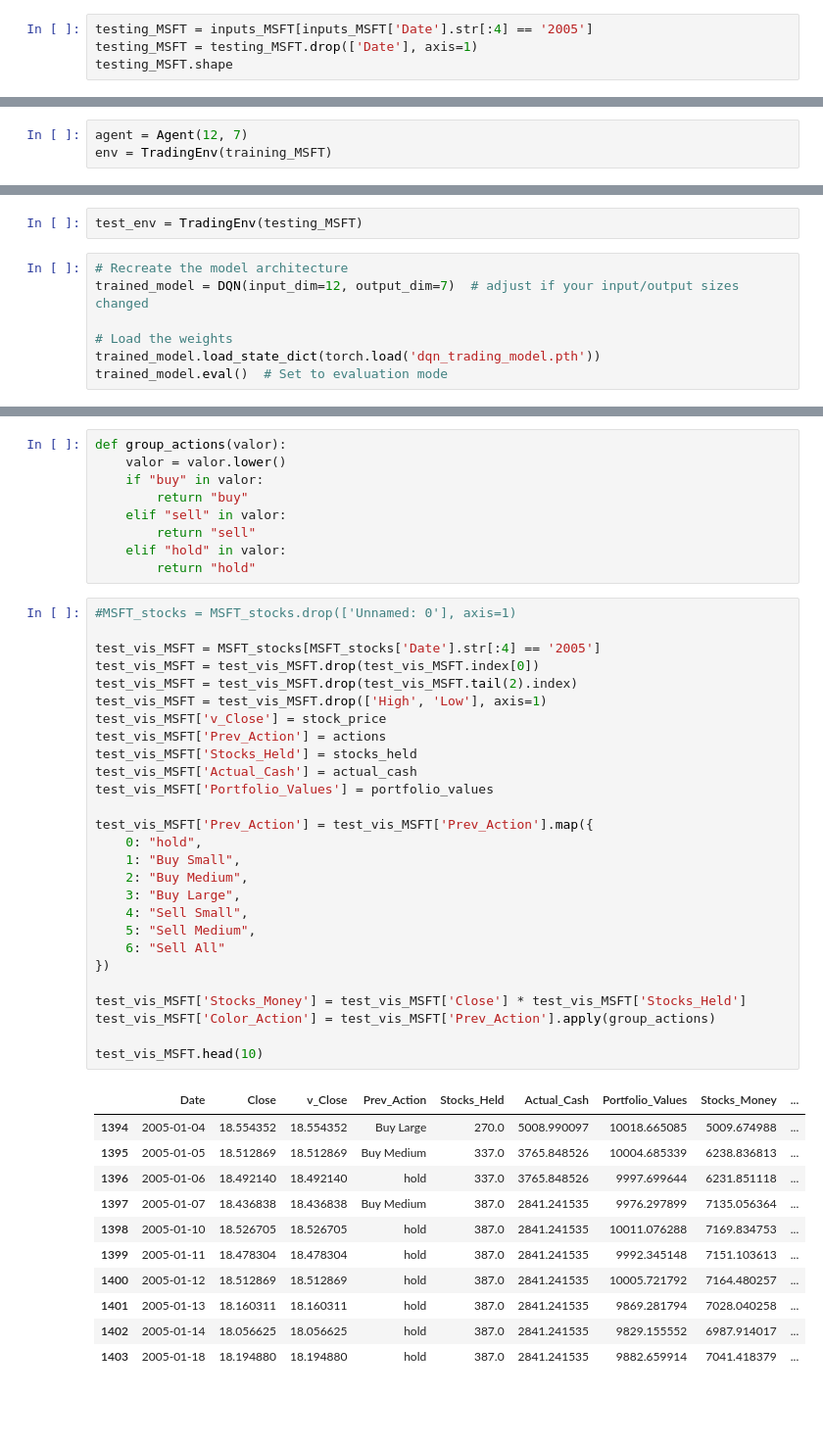
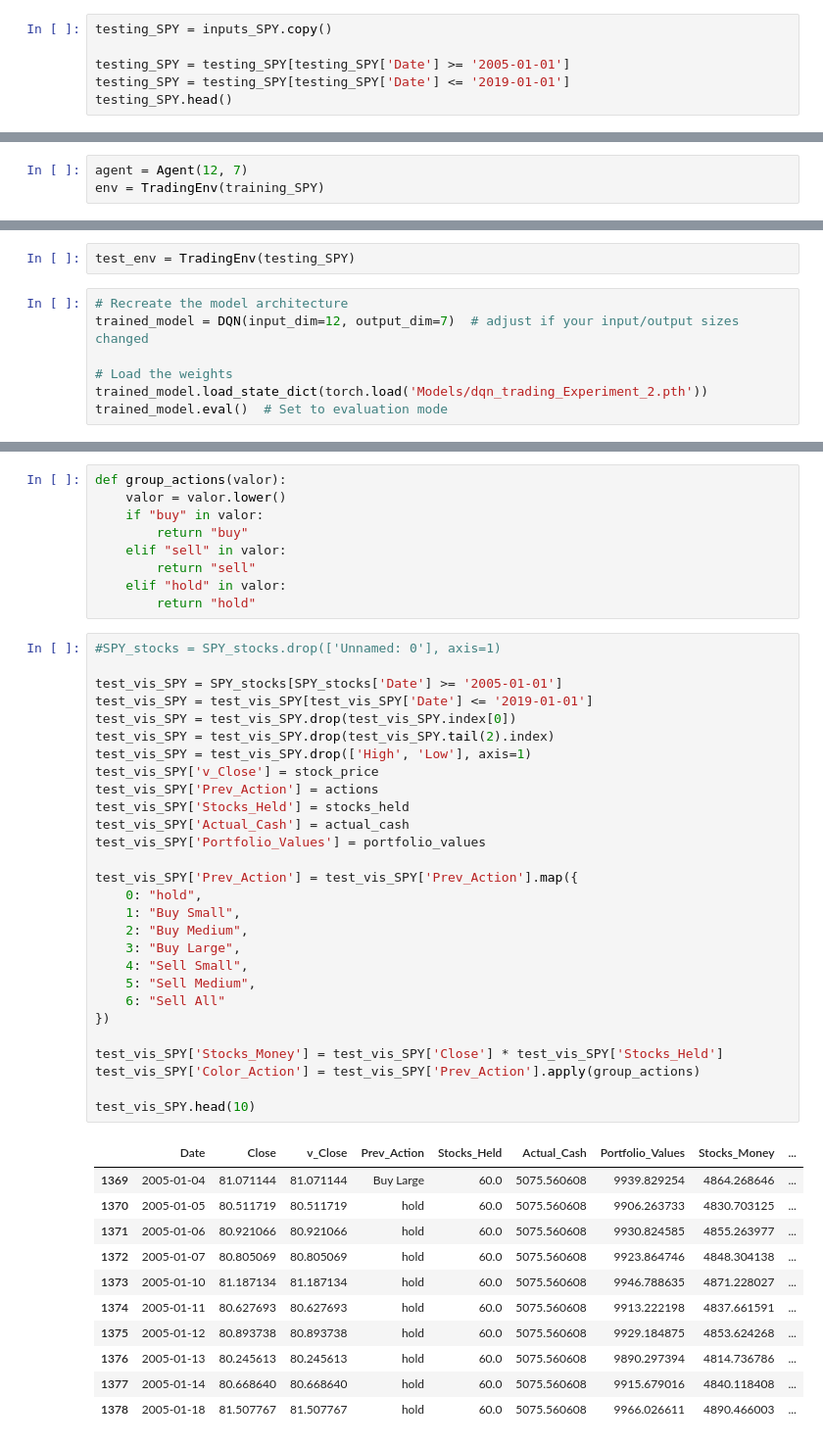
Before and after one commit to rodrigoEGnci/NLP_News_with_DQN_to_Stock_Market_Predictions, a Jupyter notebook: Experiments/Experiment 2.ipynb, the cells around one changed output, grey strips where cells are left out. Shown at 98% size. Cells and saved outputs as stored; diff of their text form; blank space fills up the shorter version.

```diff
--- a/Experiments/Experiment 2.ipynb
+++ b/Experiments/Experiment 2.ipynb
@@ -160,5 +168,7 @@ training_MSFT.shape
 # %%
-testing_MSFT = inputs_MSFT[inputs_MSFT['Date'].str[:4] == '2005']
-testing_MSFT = testing_MSFT.drop(['Date'], axis=1)
-testing_MSFT.shape
+testing_SPY = inputs_SPY.copy()
+
+testing_SPY = testing_SPY[testing_SPY['Date'] >= '2005-01-01']
+testing_SPY = testing_SPY[testing_SPY['Date'] <= '2019-01-01']
+testing_SPY.head()
 # %% [output]
@@ -515,4 +522,4 @@ class Agent:
 ### Initializing the DQN agent and Envirionment
 # %%
 agent = Agent(12, 7)
-env = TradingEnv(training_MSFT)
+env = TradingEnv(training_SPY)
@@ -574,13 +579,13 @@ Episode 2000  Average Score: 7.37 Average Total Value: 17838.44
 # %% [markdown]
 # Testing model
 # %%
-test_env = TradingEnv(testing_MSFT)
+test_env = TradingEnv(testing_SPY)
 # %%
 # Recreate the model architecture
 trained_model = DQN(input_dim=12, output_dim=7)  # adjust if your input/output sizes changed
 
 # Load the weights
-trained_model.load_state_dict(torch.load('dqn_trading_model.pth'))
+trained_model.load_state_dict(torch.load('Models/dqn_trading_Experiment_2.pth'))
 trained_model.eval()  # Set to evaluation mode
 # %% [output]
 DQN(
@@ -648,41 +641,42 @@ def group_actions(valor):
     elif "hold" in valor:
         return "hold"
 # %%
-#MSFT_stocks = MSFT_stocks.drop(['Unnamed: 0'], axis=1)
+#SPY_stocks = SPY_stocks.drop(['Unnamed: 0'], axis=1)
 
-test_vis_MSFT = MSFT_stocks[MSFT_stocks['Date'].str[:4] == '2005']
-test_vis_MSFT = test_vis_MSFT.drop(test_vis_MSFT.index[0])
-test_vis_MSFT = test_vis_MSFT.drop(test_vis_MSFT.tail(2).index)
-test_vis_MSFT = test_vis_MSFT.drop(['High', 'Low'], axis=1)
-test_vis_MSFT['v_Close'] = stock_price
-test_vis_MSFT['Prev_Action'] = actions
-test_vis_MSFT['Stocks_Held'] = stocks_held
-test_vis_MSFT['Actual_Cash'] = actual_cash
-test_vis_MSFT['Portfolio_Values'] = portfolio_values
+test_vis_SPY = SPY_stocks[SPY_stocks['Date'] >= '2005-01-01']
+test_vis_SPY = test_vis_SPY[test_vis_SPY['Date'] <= '2019-01-01']
+test_vis_SPY = test_vis_SPY.drop(test_vis_SPY.index[0])
+test_vis_SPY = test_vis_SPY.drop(test_vis_SPY.tail(2).index)
+test_vis_SPY = test_vis_SPY.drop(['High', 'Low'], axis=1)
+test_vis_SPY['v_Close'] = stock_price
+test_vis_SPY['Prev_Action'] = actions
+test_vis_SPY['Stocks_Held'] = stocks_held
+test_vis_SPY['Actual_Cash'] = actual_cash
+test_vis_SPY['Portfolio_Values'] = portfolio_values
 
-test_vis_MSFT['Prev_Action'] = test_vis_MSFT['Prev_Action'].map({
+test_vis_SPY['Prev_Action'] = test_vis_SPY['Prev_Action'].map({
     0: "hold",
     1: "Buy Small",
     2: "Buy Medium",
     3: "Buy Large",
     4: "Sell Small",
     5: "Sell Medium",
     6: "Sell All"
 })
 
-test_vis_MSFT['Stocks_Money'] = test_vis_MSFT['Close'] * test_vis_MSFT['Stocks_Held']
-test_vis_MSFT['Color_Action'] = test_vis_MSFT['Prev_Action'].apply(group_actions)
+test_vis_SPY['Stocks_Money'] = test_vis_SPY['Close'] * test_vis_SPY['Stocks_Held']
+test_vis_SPY['Color_Action'] = test_vis_SPY['Prev_Action'].apply(group_actions)
 
-test_vis_MSFT.head(10)
+test_vis_SPY.head(10)
 # %% [output]
 |  | Date | Close | v_Close | Prev_Action | Stocks_Held | Actual_Cash | Portfolio_Values | Stocks_Money | ... |
-| 1394 | 2005-01-04 | 18.554352 | 18.554352 | Buy Large | 270.0 | 5008.990097 | 10018.665085 | 5009.674988 | ... |
-| 1395 | 2005-01-05 | 18.512869 | 18.512869 | Buy Medium | 337.0 | 3765.848526 | 10004.685339 | 6238.836813 | ... |
-| 1396 | 2005-01-06 | 18.492140 | 18.492140 | hold | 337.0 | 3765.848526 | 9997.699644 | 6231.851118 | ... |
-| 1397 | 2005-01-07 | 18.436838 | 18.436838 | Buy Medium | 387.0 | 2841.241535 | 9976.297899 | 7135.056364 | ... |
-| 1398 | 2005-01-10 | 18.526705 | 18.526705 | hold | 387.0 | 2841.241535 | 10011.076288 | 7169.834753 | ... |
-| 1399 | 2005-01-11 | 18.478304 | 18.478304 | hold | 387.0 | 2841.241535 | 9992.345148 | 7151.103613 | ... |
-| 1400 | 2005-01-12 | 18.512869 | 18.512869 | hold | 387.0 | 2841.241535 | 10005.721792 | 7164.480257 | ... |
-| 1401 | 2005-01-13 | 18.160311 | 18.160311 | hold | 387.0 | 2841.241535 | 9869.281794 | 7028.040258 | ... |
-| 1402 | 2005-01-14 | 18.056625 | 18.056625 | hold | 387.0 | 2841.241535 | 9829.155552 | 6987.914017 | ... |
-| 1403 | 2005-01-18 | 18.194880 | 18.194880 | hold | 387.0 | 2841.241535 | 9882.659914 | 7041.418379 | ... |
+| 1369 | 2005-01-04 | 81.071144 | 81.071144 | Buy Large | 60.0 | 5075.560608 | 9939.829254 | 4864.268646 | ... |
+| 1370 | 2005-01-05 | 80.511719 | 80.511719 | hold | 60.0 | 5075.560608 | 9906.263733 | 4830.703125 | ... |
+| 1371 | 2005-01-06 | 80.921066 | 80.921066 | hold | 60.0 | 5075.560608 | 9930.824585 | 4855.263977 | ... |
+| 1372 | 2005-01-07 | 80.805069 | 80.805069 | hold | 60.0 | 5075.560608 | 9923.864746 | 4848.304138 | ... |
+| 1373 | 2005-01-10 | 81.187134 | 81.187134 | hold | 60.0 | 5075.560608 | 9946.788635 | 4871.228027 | ... |
+| 1374 | 2005-01-11 | 80.627693 | 80.627693 | hold | 60.0 | 5075.560608 | 9913.222198 | 4837.661591 | ... |
+| 1375 | 2005-01-12 | 80.893738 | 80.893738 | hold | 60.0 | 5075.560608 | 9929.184875 | 4853.624268 | ... |
+| 1376 | 2005-01-13 | 80.245613 | 80.245613 | hold | 60.0 | 5075.560608 | 9890.297394 | 4814.736786 | ... |
+| 1377 | 2005-01-14 | 80.668640 | 80.668640 | hold | 60.0 | 5075.560608 | 9915.679016 | 4840.118408 | ... |
+| 1378 | 2005-01-18 | 81.507767 | 81.507767 | hold | 60.0 | 5075.560608 | 9966.026611 | 4890.466003 | ... |
```
Also changed, not shown: parts of 28 cells of this notebook, 20 other files.
